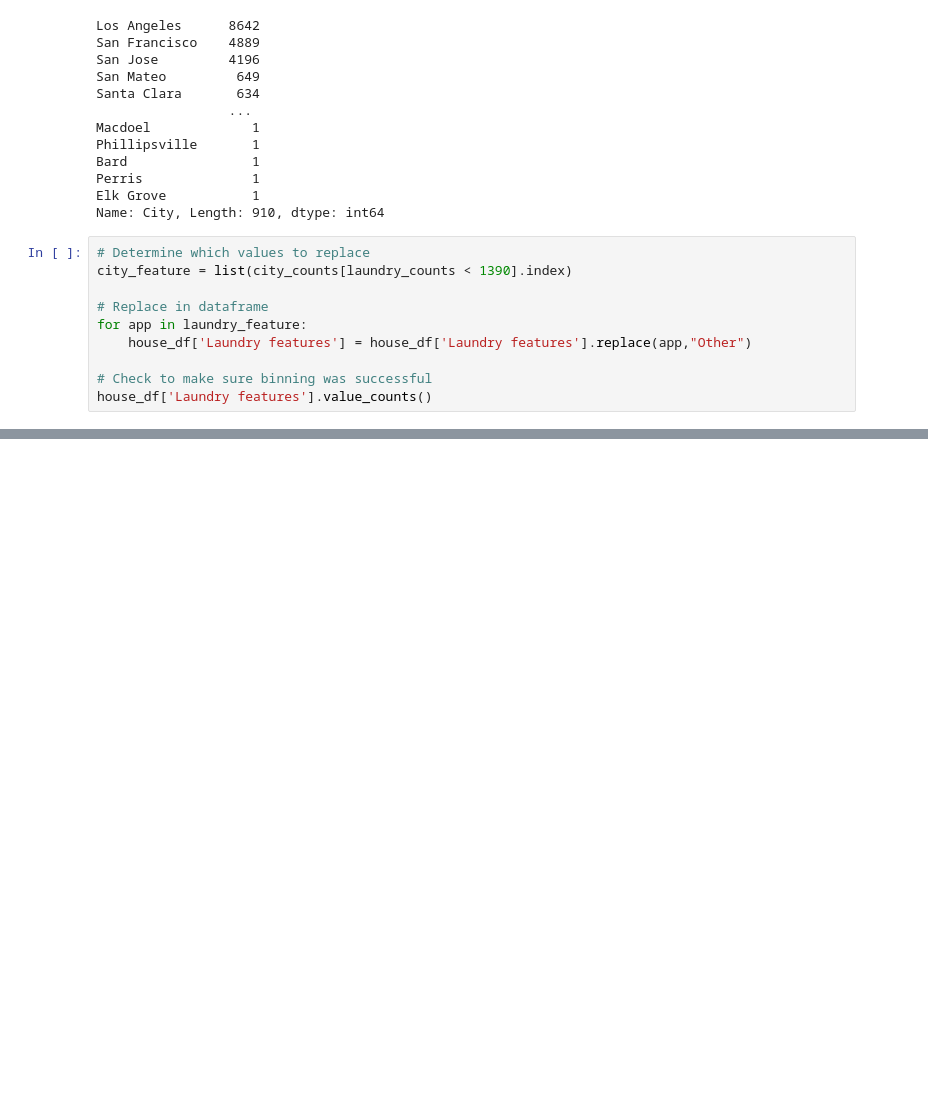
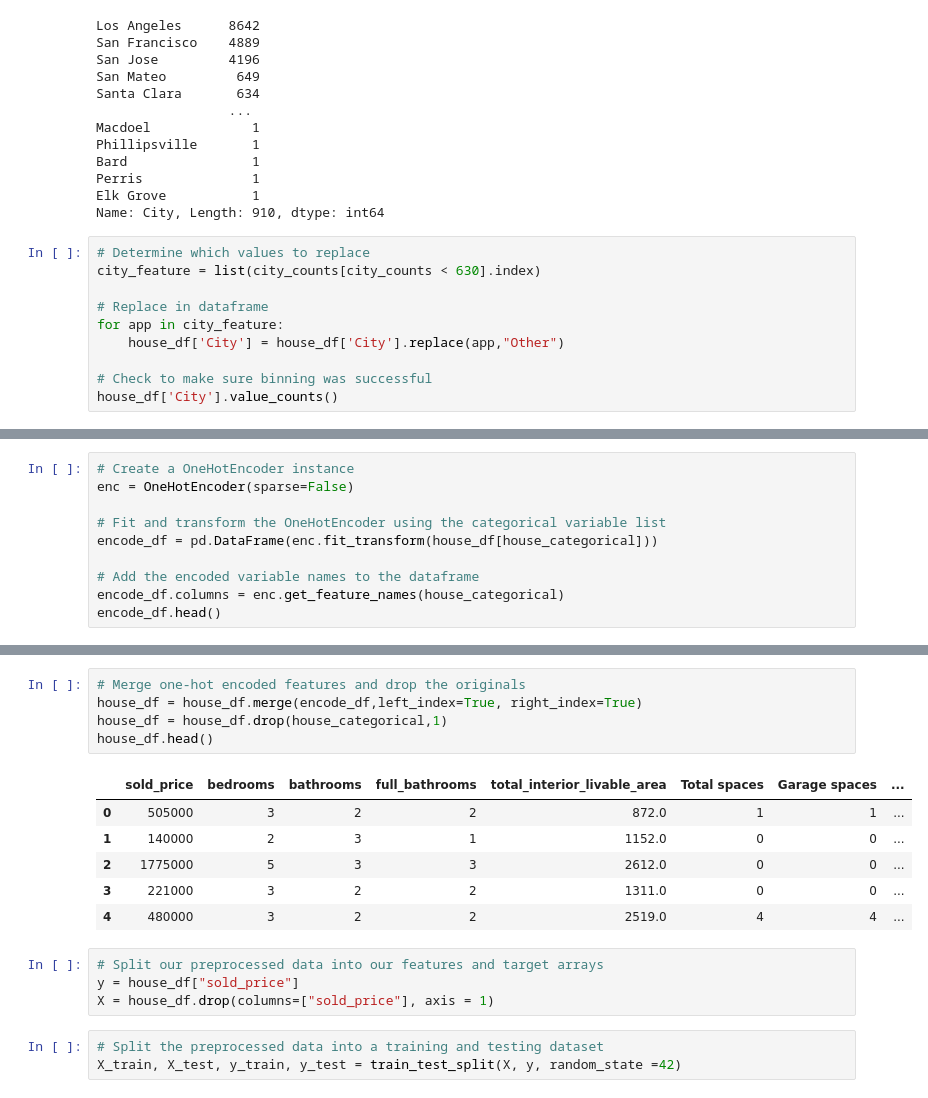
Before and after one commit to AThakor234/HousePrice_Prediction, a Jupyter notebook: ML/ML.ipynb, the cells around one changed output, grey strips where cells are left out. Cells and saved outputs as stored; diff of their text form; blank space fills up the shorter version.

Commit message:
deleted duplicate notebook and updated linear regressor and random forest regressor model

```diff
--- a/ML/ML.ipynb
+++ b/ML/ML.ipynb
@@ -332,11 +333,11 @@ Elk Grove           1
 Name: City, Length: 910, dtype: int64
 # %%
 # Determine which values to replace
-city_feature = list(city_counts[laundry_counts < 1390].index)
+city_feature = list(city_counts[city_counts < 630].index)
 
 # Replace in dataframe
-for app in laundry_feature:
-    house_df['Laundry features'] = house_df['Laundry features'].replace(app,"Other")
+for app in city_feature:
+    house_df['City'] = house_df['City'].replace(app,"Other")
 
 # Check to make sure binning was successful
-house_df['Laundry features'].value_counts()
+house_df['City'].value_counts()
@@ -342,0 +352,10 @@ house_df['Laundry features'].value_counts()
+# %%
+# Create a OneHotEncoder instance
+enc = OneHotEncoder(sparse=False)
+
+# Fit and transform the OneHotEncoder using the categorical variable list
+encode_df = pd.DataFrame(enc.fit_transform(house_df[house_categorical]))
+
+# Add the encoded variable names to the dataframe
+encode_df.columns = enc.get_feature_names(house_categorical)
+encode_df.head()
@@ -342,0 +369,19 @@ house_df['Laundry features'].value_counts()
+# %%
+# Merge one-hot encoded features and drop the originals
+house_df = house_df.merge(encode_df,left_index=True, right_index=True)
+house_df = house_df.drop(house_categorical,1)
+house_df.head()
+# %% [output]
+|  | sold_price | bedrooms | bathrooms | full_bathrooms | total_interior_livable_area | Total spaces | Garage spaces | ... |
+| 0 | 505000 | 3 | 2 | 2 | 872.0 | 1 | 1 | ... |
+| 1 | 140000 | 2 | 3 | 1 | 1152.0 | 0 | 0 | ... |
+| 2 | 1775000 | 5 | 3 | 3 | 2612.0 | 0 | 0 | ... |
+| 3 | 221000 | 3 | 2 | 2 | 1311.0 | 0 | 0 | ... |
+| 4 | 480000 | 3 | 2 | 2 | 2519.0 | 4 | 4 | ... |
+# %%
+# Split our preprocessed data into our features and target arrays
+y = house_df["sold_price"]
+X = house_df.drop(columns=["sold_price"], axis = 1)
+# %%
+# Split the preprocessed data into a training and testing dataset
+X_train, X_test, y_train, y_test = train_test_split(X, y, random_state =42)
```
Also changed, not shown: parts of 15 cells of this notebook, 1 other file.
